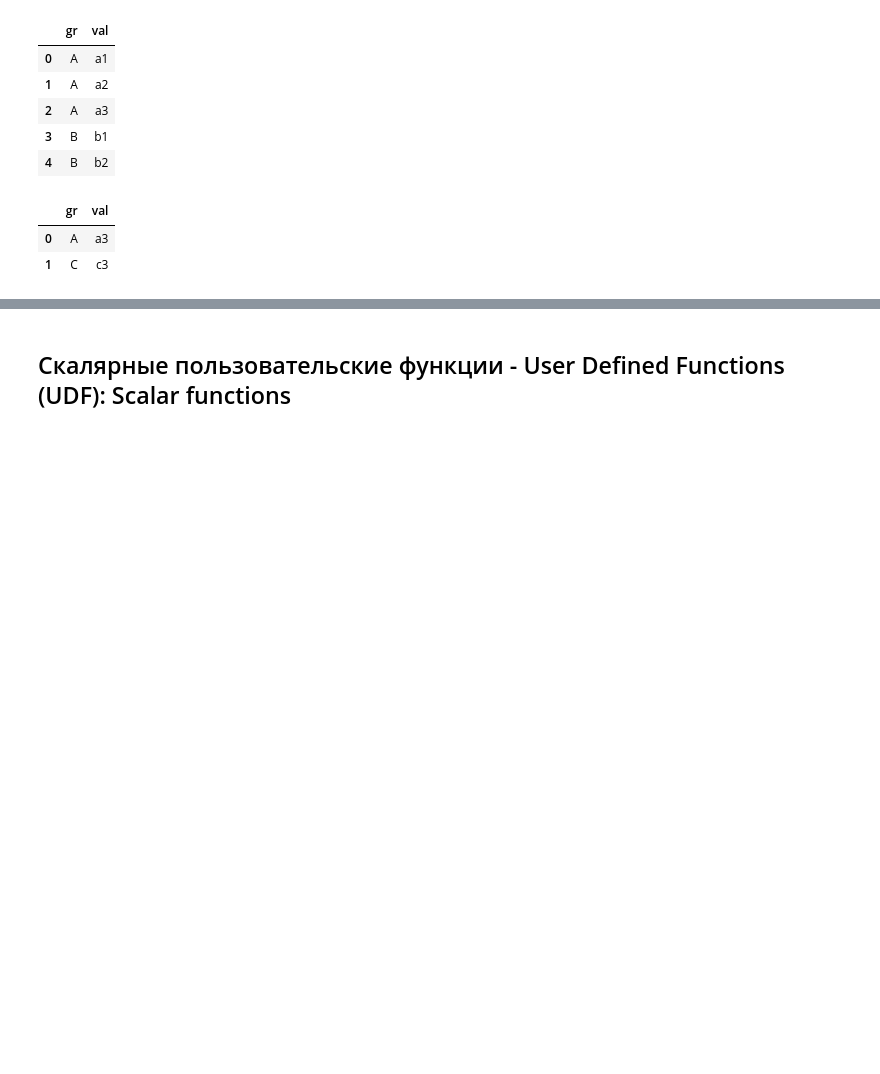
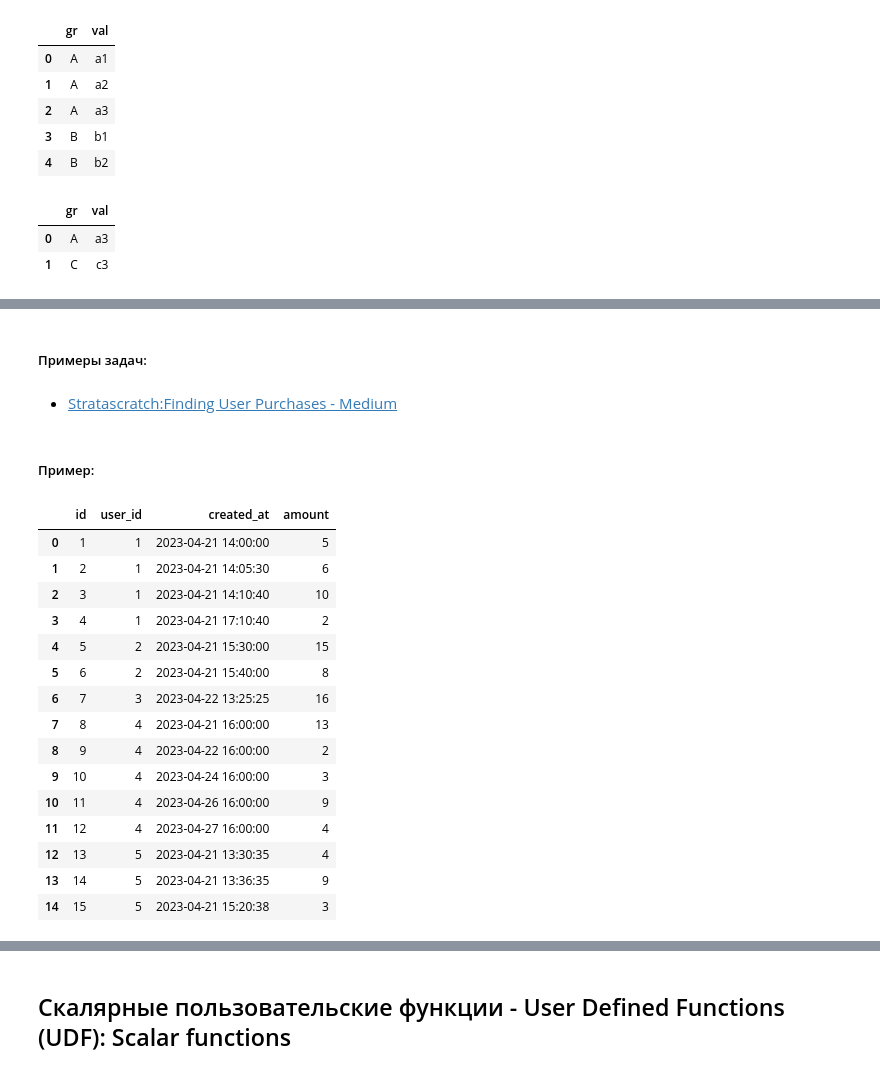
Before and after one commit to Saxsafon/Analysis, a Jupyter notebook: Processing/SQL/Concepts.ipynb, the cells around one changed output, grey strips where cells are left out. Cells and saved outputs as stored; diff of their text form; code cells hidden in the pictures; blank space fills up the shorter version.

```diff
--- a/Processing/SQL/Concepts.ipynb
+++ b/Processing/SQL/Concepts.ipynb
@@ -686,0 +729,56 @@ pysqldf(query)
+# %% [markdown]
+##### Примеры задач:
+# %% [markdown]
+- [Stratascratch:Finding User Purchases - Medium](https://platform.stratascratch.com/coding/10322-finding-user-purchases?code_type=1)
+# %% [markdown]
+##### Пример:
+# %%
+transactions = pd.DataFrame({
+    'id': [
+        1, 2, 3, 4,
+        5, 6,
+        7,
+        8, 9, 10, 11, 12,
+        13, 14, 15
+    ],
+    'user_id': [
+        1, 1, 1, 1,
+        2, 2,
+        3,
+        4, 4, 4, 4, 4,
+        5, 5, 5
+    ],
+    'created_at': [
+        dt.datetime(2023, 4, 21, 14, 0, 0), dt.datetime(2023, 4, 21, 14, 5, 30), dt.datetime(2023, 4, 21, 14, 10, 40), dt.datetime(2023, 4, 21, 17, 10, 40),
+        dt.datetime(2023, 4, 21, 15, 30, 0), dt.datetime(2023, 4, 21, 15, 40, 0),
+        dt.datetime(2023, 4, 22, 13, 25, 25),
+        dt.datetime(2023, 4, 21, 16, 0, 0), dt.datetime(2023, 4, 22, 16, 0, 0), dt.datetime(2023, 4, 24, 16, 0, 0), dt.datetime(2023, 4, 26, 16, 0, 0), dt.datetime(2023, 4, 27, 16, 0, 0),
+        dt.datetime(2023, 4, 21, 13, 30, 35), dt.datetime(2023, 4, 21, 13, 36, 35), dt.datetime(2023, 4, 21, 15, 20, 38),
+    ],
+    'amount': [
+        5, 6, 10, 2,
+        15, 8,
+        16,
+        13, 2, 3, 9 , 4,
+        4, 9, 3
+    ],
+})
+
+transactions
+# %% [output]
+|  | id | user_id | created_at | amount |
+| 0 | 1 | 1 | 2023-04-21 14:00:00 | 5 |
+| 1 | 2 | 1 | 2023-04-21 14:05:30 | 6 |
+| 2 | 3 | 1 | 2023-04-21 14:10:40 | 10 |
+| 3 | 4 | 1 | 2023-04-21 17:10:40 | 2 |
+| 4 | 5 | 2 | 2023-04-21 15:30:00 | 15 |
+| 5 | 6 | 2 | 2023-04-21 15:40:00 | 8 |
+| 6 | 7 | 3 | 2023-04-22 13:25:25 | 16 |
+| 7 | 8 | 4 | 2023-04-21 16:00:00 | 13 |
+| 8 | 9 | 4 | 2023-04-22 16:00:00 | 2 |
+| 9 | 10 | 4 | 2023-04-24 16:00:00 | 3 |
+| 10 | 11 | 4 | 2023-04-26 16:00:00 | 9 |
+| 11 | 12 | 4 | 2023-04-27 16:00:00 | 4 |
+| 12 | 13 | 5 | 2023-04-21 13:30:35 | 4 |
+| 13 | 14 | 5 | 2023-04-21 13:36:35 | 9 |
+| 14 | 15 | 5 | 2023-04-21 15:20:38 | 3 |
```
Also changed, not shown: parts of 6 cells of this notebook, 1 other file.
